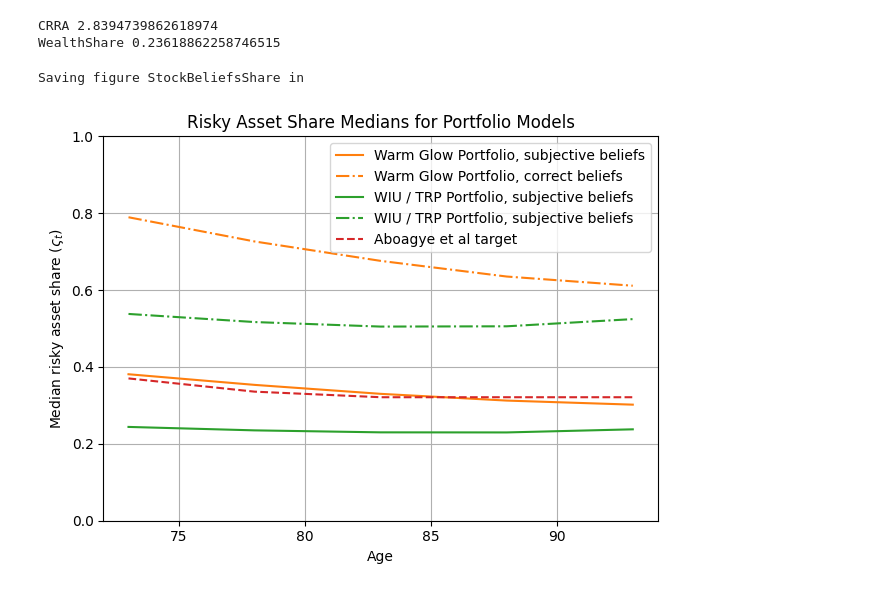
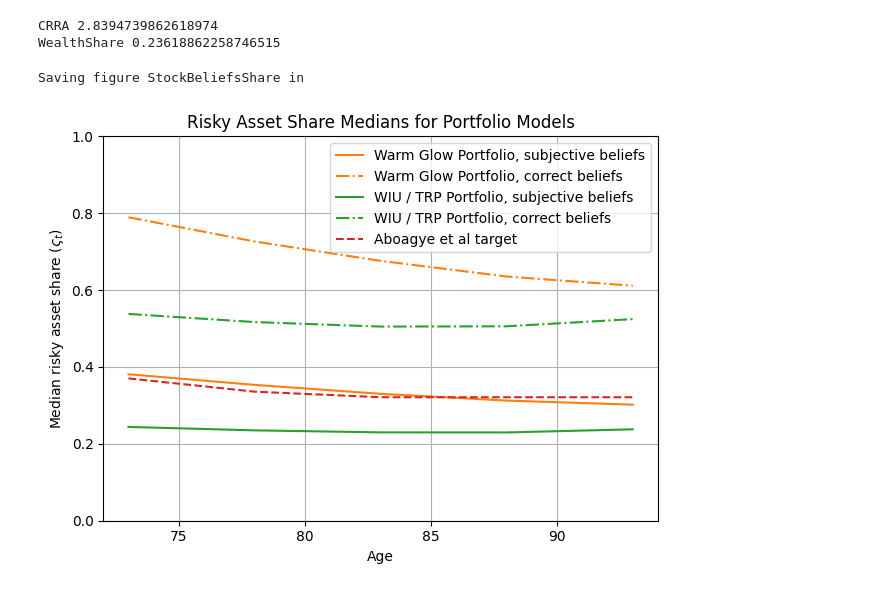
Before and after one commit to econ-ark/Life-Cycle-Prime-Time, a Jupyter notebook: src/notebooks/Model_Comparisons.ipynb, the cells around one changed output. Drawn from its saved outputs; the diff is of its cells as text; code cells hidden in the pictures.

Commit message:
Fix figure label

```diff
--- a/src/notebooks/Model_Comparisons.ipynb
+++ b/src/notebooks/Model_Comparisons.ipynb
@@ -239,22 +239,22 @@ trp_alt_share_moments = convert_share_moments_to_vec(trp_alt_sim_moments)
 # %%
 #plt.plot(age_vec_old, portfolio_stock_share_moments, '-', color=colors[0], label="Life-Cycle Portfolio")
 #plt.plot(age_vec_old, portfolio_alt_share_moments, '-.', color=colors[0])
 plt.plot(age_vec_old, warmglow_stock_share_moments, '-', color=colors[1], label="Warm Glow Portfolio, subjective beliefs")
 plt.plot(age_vec_old, warmglow_alt_share_moments, '-.', color=colors[1], label="Warm Glow Portfolio, correct beliefs")
 plt.plot(age_vec_old, trp_stock_share_moments, '-', color=colors[2], label="WIU / TRP Portfolio, subjective beliefs")
-plt.plot(age_vec_old, trp_alt_share_moments, '-.', color=colors[2], label="WIU / TRP Portfolio, subjective beliefs")
+plt.plot(age_vec_old, trp_alt_share_moments, '-.', color=colors[2], label="WIU / TRP Portfolio, correct beliefs")
 plt.plot(age_vec_old, emp_share_moments, '--', color=colors[3], label="Aboagye et al target")
 
 plt.xlabel('Age')
 plt.ylabel(r"Median risky asset share ($\varsigma_t$)")
 plt.title("Risky Asset Share Medians for Portfolio Models")
 plt.xlim(72, 94)
 plt.xticks([75,80,85,90])
 plt.ylim(0.0, 1.0)
 plt.grid()
 plt.legend()
 plt.tight_layout()
 make_figs("StockBeliefsShare", True, True, target_dir="")
 # %% [output]
 Saving figure StockBeliefsShare in
-[figure, old version]
+[figure, new version]
```
Also changed, not shown: 3 other files.
